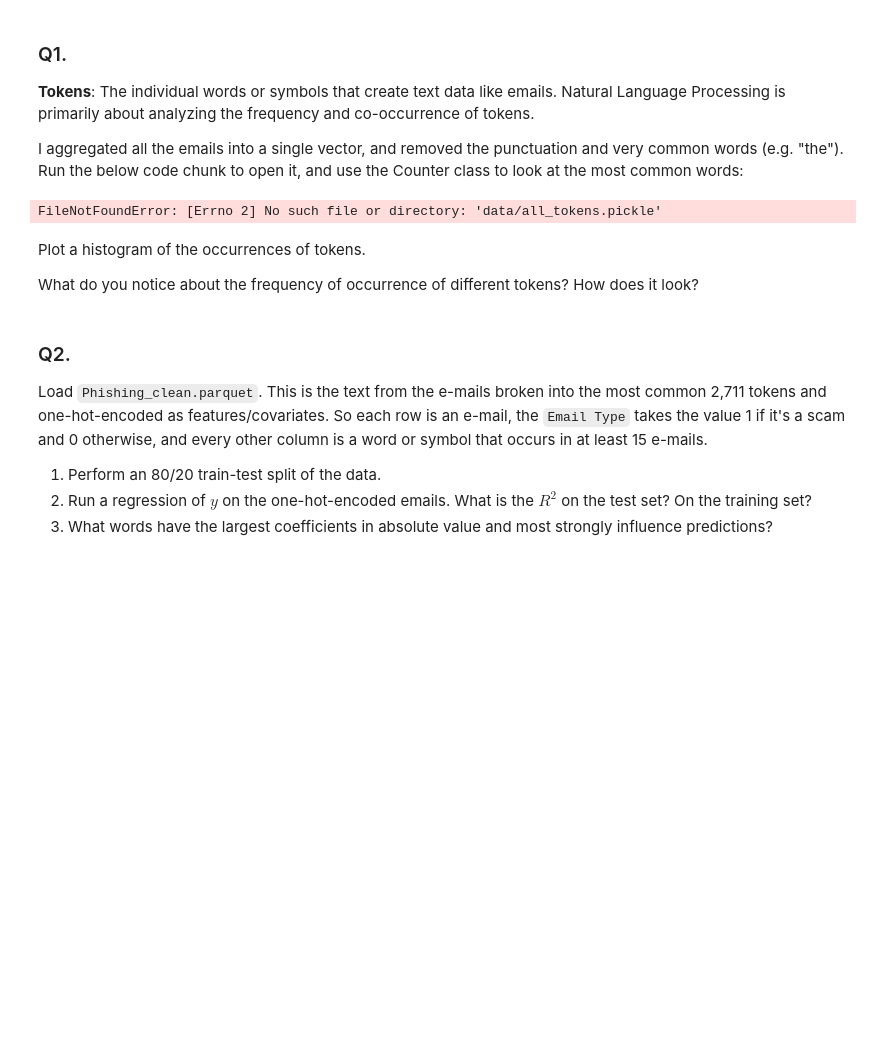
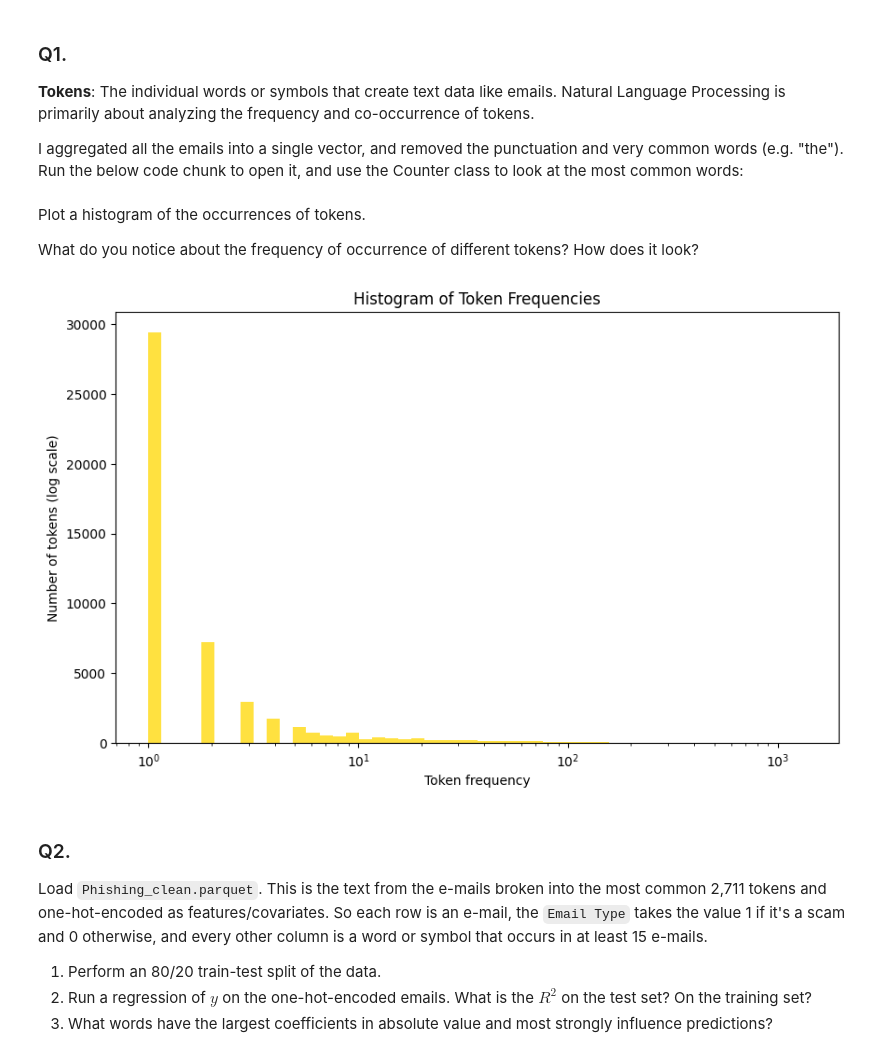
Before and after one commit to bburt26/pca_assignment, a Jupyter notebook: assignment.ipynb, the cells around one changed output. Saved outputs shown, nothing was run; the diff lists cells and outputs as text; code cells hidden in the pictures; blank space fills up the shorter version.

```diff
--- a/assignment.ipynb
+++ b/assignment.ipynb
@@ -14,11 +14,9 @@ I acknowledge that I have used AI to the extent permitted by the UVA AI acceptab
 I aggregated all the emails into a single vector, and removed the punctuation and very common words (e.g. "the"). Run the below code chunk to open it, and use the Counter class to look at the most common words:
 # %%
 import pickle
-with open('data/all_tokens.pickle', 'rb') as file:
+with open('/content/all_tokens.pickle', 'rb') as file:
     all_tokens = pickle.load(file)
 
 from collections import Counter
 token_count = Counter(all_tokens)
 token_freq = token_count.most_common()
-# %% [output]
-FileNotFoundError: [Errno 2] No such file or directory: 'data/all_tokens.pickle'
@@ -26,6 +34,21 @@ FileNotFoundError: [Errno 2] No such file or directory: 'data/all_tokens.pickle'
 Plot a histogram of the occurrences of tokens.
 
 What do you notice about the frequency of occurrence of different tokens? How does it look?
+# %%
+emails = pd.read_parquet('/content/Phishing_clean.parquet')
+
+token_series = pd.Series(all_tokens)
+
+token_freq = token_series.value_counts()
+
+plt.figure(figsize=(10, 6))
+sns.histplot(token_freq, bins=50, log_scale=True, color='gold', edgecolor=None)
+plt.title("Histogram of Token Frequencies")
+plt.xlabel("Token frequency")
+plt.ylabel("Number of tokens (log scale)")
+plt.show()
+# %% [output]
+[figure, added]
 # %% [markdown]
 ### Q2.
 
```
Also changed, not shown: parts of 4 cells of this notebook.
